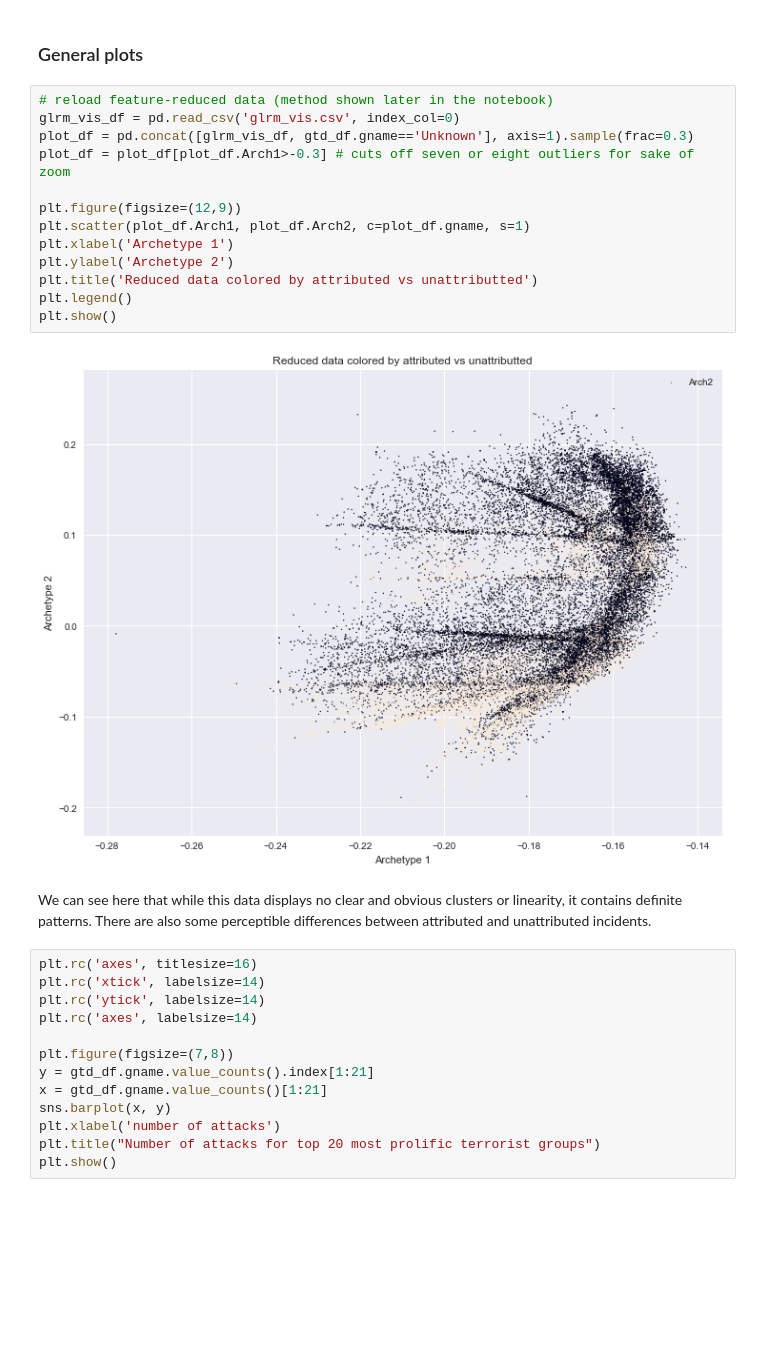
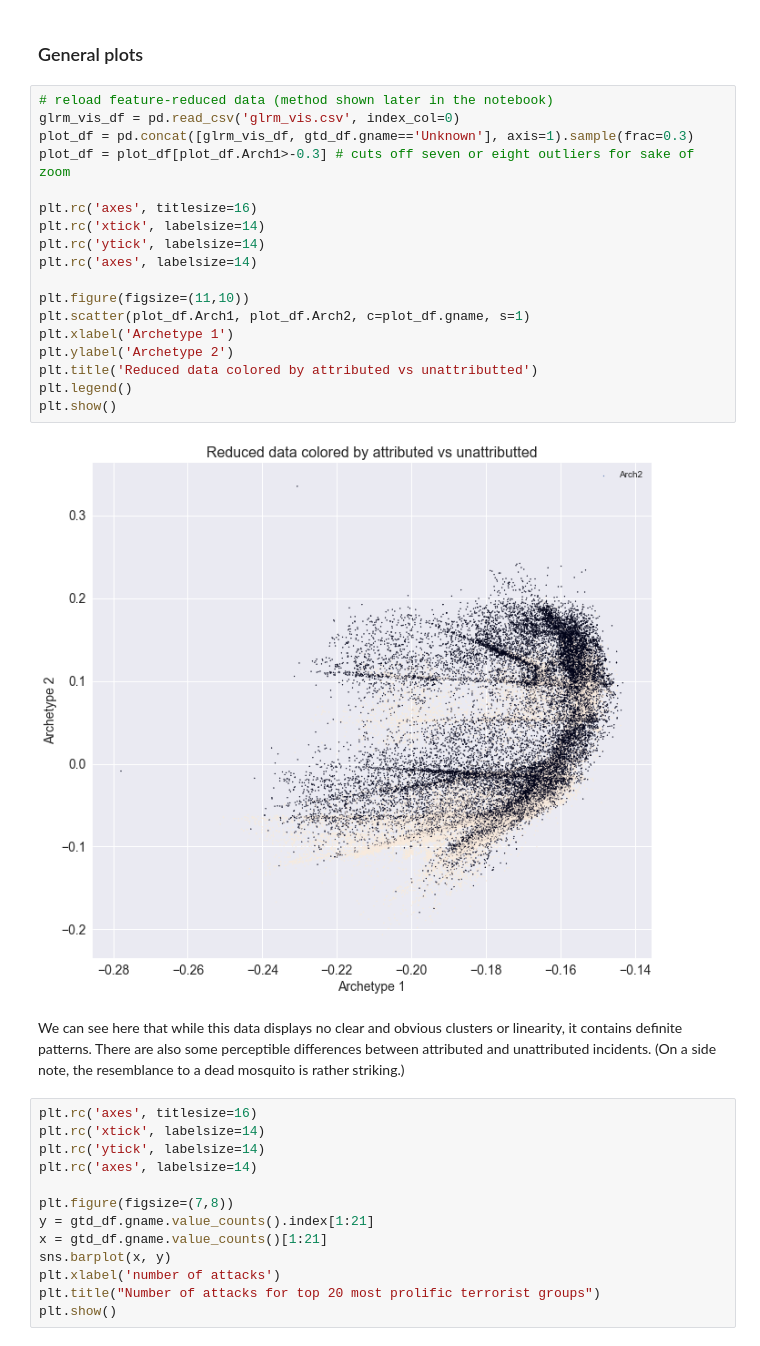
Before and after one commit to gqfiddler/terrorism-attribution-engine, a Jupyter notebook: terrorism_attribution_engine.ipynb, the cells around one changed output. Drawn from its saved outputs; the diff is of its cells as text; blank space fills up the shorter version.

```diff
--- a/terrorism_attribution_engine.ipynb
+++ b/terrorism_attribution_engine.ipynb
@@ -403,20 +403,25 @@ We can see here that the prolificity of groups (how many attacks each perpetrate
 # %%
 # reload feature-reduced data (method shown later in the notebook)
 glrm_vis_df = pd.read_csv('glrm_vis.csv', index_col=0)
 plot_df = pd.concat([glrm_vis_df, gtd_df.gname=='Unknown'], axis=1).sample(frac=0.3)
 plot_df = plot_df[plot_df.Arch1>-0.3] # cuts off seven or eight outliers for sake of zoom
 
-plt.figure(figsize=(12,9))
+plt.rc('axes', titlesize=16)
+plt.rc('xtick', labelsize=14)
+plt.rc('ytick', labelsize=14)
+plt.rc('axes', labelsize=14)
+
+plt.figure(figsize=(11,10))
 plt.scatter(plot_df.Arch1, plot_df.Arch2, c=plot_df.gname, s=1)
 plt.xlabel('Archetype 1')
 plt.ylabel('Archetype 2')
 plt.title('Reduced data colored by attributed vs unattributted')
 plt.legend()
 plt.show()
 # %% [output]
-[figure, old version]
+[figure, new version]
 # %% [markdown]
-We can see here that while this data displays no clear and obvious clusters or linearity, it contains definite patterns.  There are also some perceptible differences between attributed and unattributed incidents.
+We can see here that while this data displays no clear and obvious clusters or linearity, it contains definite patterns.  There are also some perceptible differences between attributed and unattributed incidents.  (On a side note, the resemblance to a dead mosquito is rather striking.)
 # %%
 plt.rc('axes', titlesize=16)
 plt.rc('xtick', labelsize=14)
```
